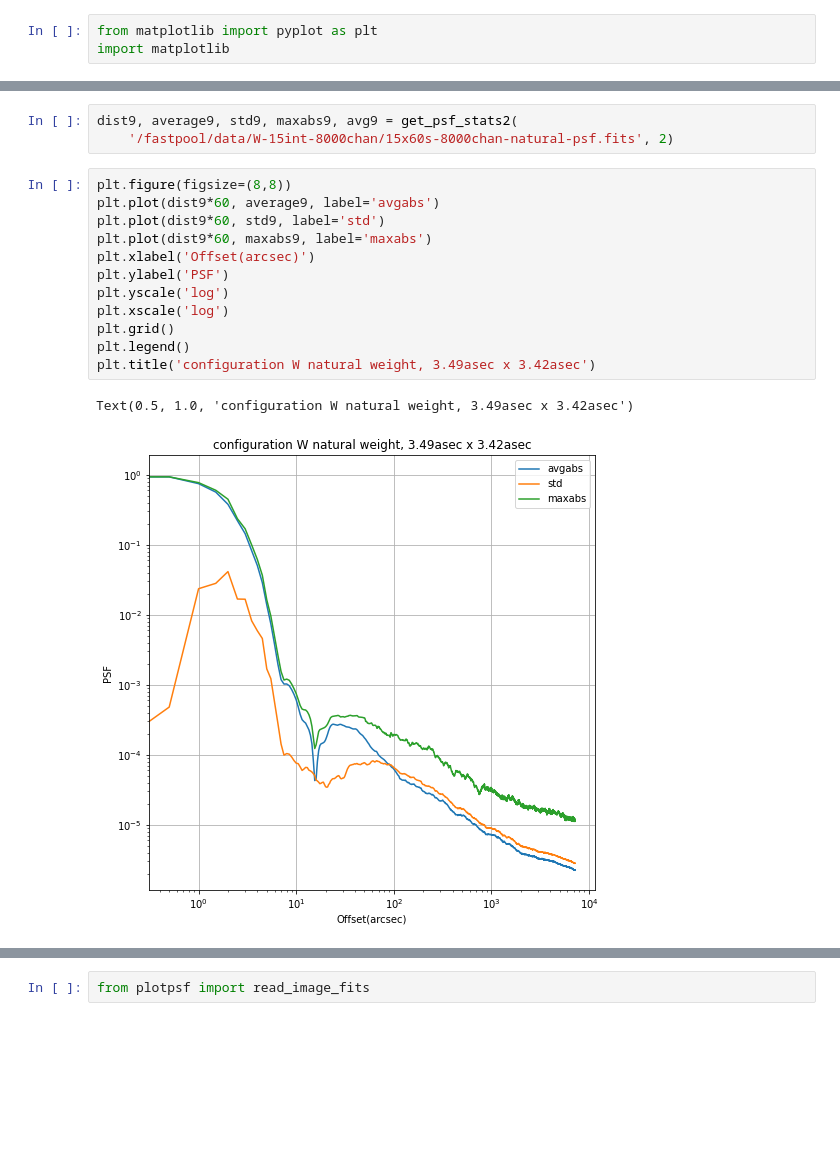
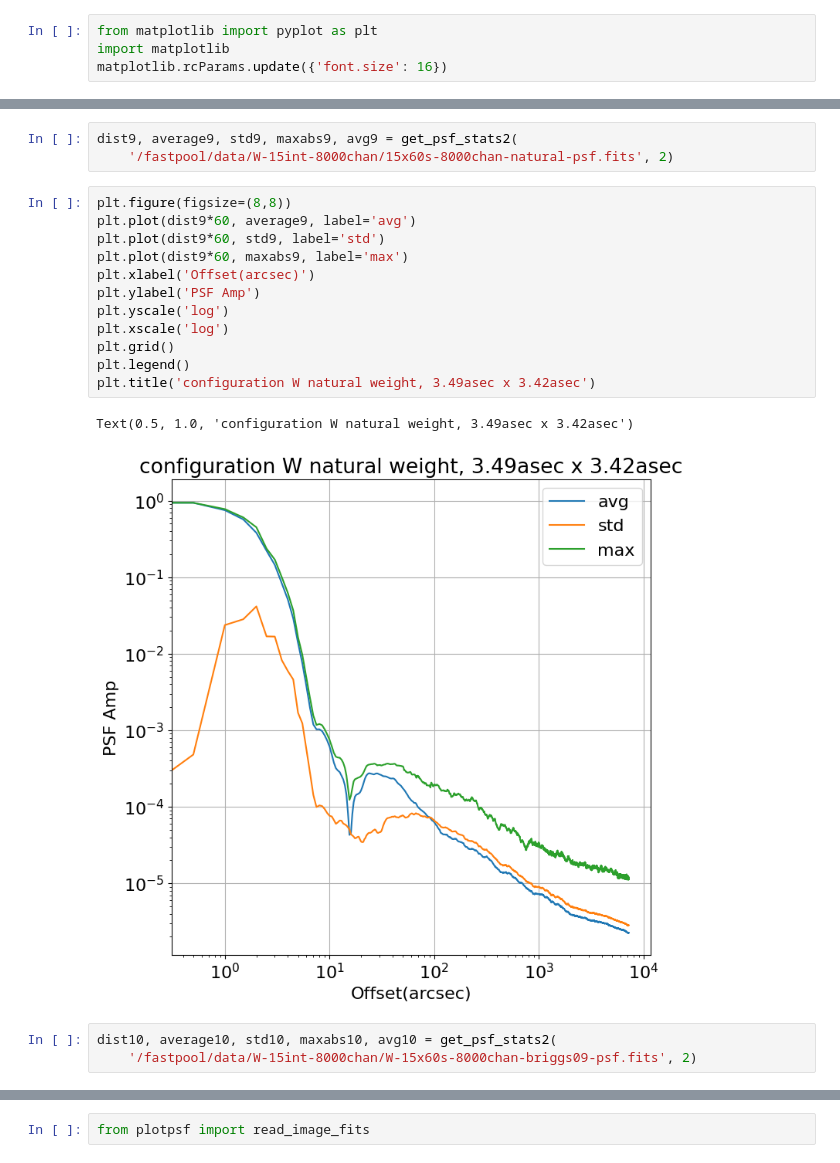
Before and after one commit to yupinghuang/sim-toolkit, a Jupyter notebook: notebooks/visualize-psf.ipynb, the cells around one changed output, grey strips where cells are left out. Drawn from its saved outputs; the diff is of its cells as text; blank space fills up the shorter version.

```diff
--- a/notebooks/visualize-psf.ipynb
+++ b/notebooks/visualize-psf.ipynb
@@ -8,6 +8,7 @@ dist, radial_average, radial_std, radial_maxabs = get_psf_stats(
 # %%
 from matplotlib import pyplot as plt
 import matplotlib
+matplotlib.rcParams.update({'font.size': 16})
 # %%
 plt.figure(figsize=(8,5))
 plt.plot(dist, radial_average, label='avgabs')
@@ -143,16 +144,19 @@ dist9, average9, std9, maxabs9, avg9 = get_psf_stats2(
     '/fastpool/data/W-15int-8000chan/15x60s-8000chan-natural-psf.fits', 2)
 # %%
 plt.figure(figsize=(8,8))
-plt.plot(dist9*60, average9, label='avgabs')
+plt.plot(dist9*60, average9, label='avg')
 plt.plot(dist9*60, std9, label='std')
-plt.plot(dist9*60, maxabs9, label='maxabs')
+plt.plot(dist9*60, maxabs9, label='max')
 plt.xlabel('Offset(arcsec)')
-plt.ylabel('PSF')
+plt.ylabel('PSF Amp')
 plt.yscale('log')
 plt.xscale('log')
 plt.grid()
 plt.legend()
 plt.title('configuration W natural weight, 3.49asec x 3.42asec')
 # %% [output]
 Text(0.5, 1.0, 'configuration W natural weight, 3.49asec x 3.42asec')
-[figure, old version]
+[figure, new version]
+# %%
+dist10, average10, std10, maxabs10, avg10 = get_psf_stats2(
+    '/fastpool/data/W-15int-8000chan/W-15x60s-8000chan-briggs09-psf.fits', 2)
```
Also changed, not shown: parts of 8 cells of this notebook, 6 other files.
